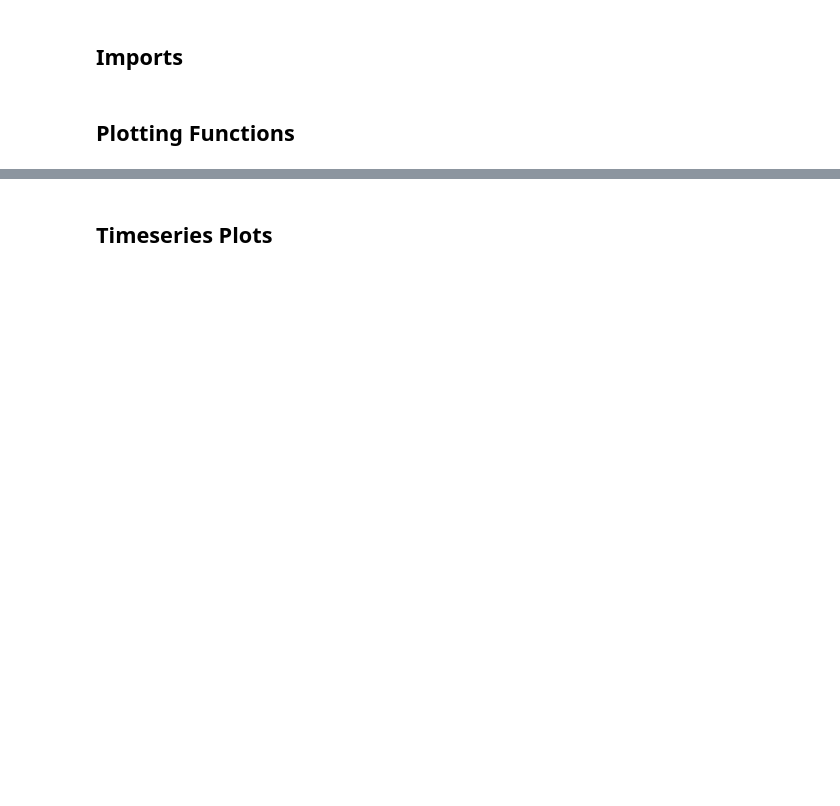
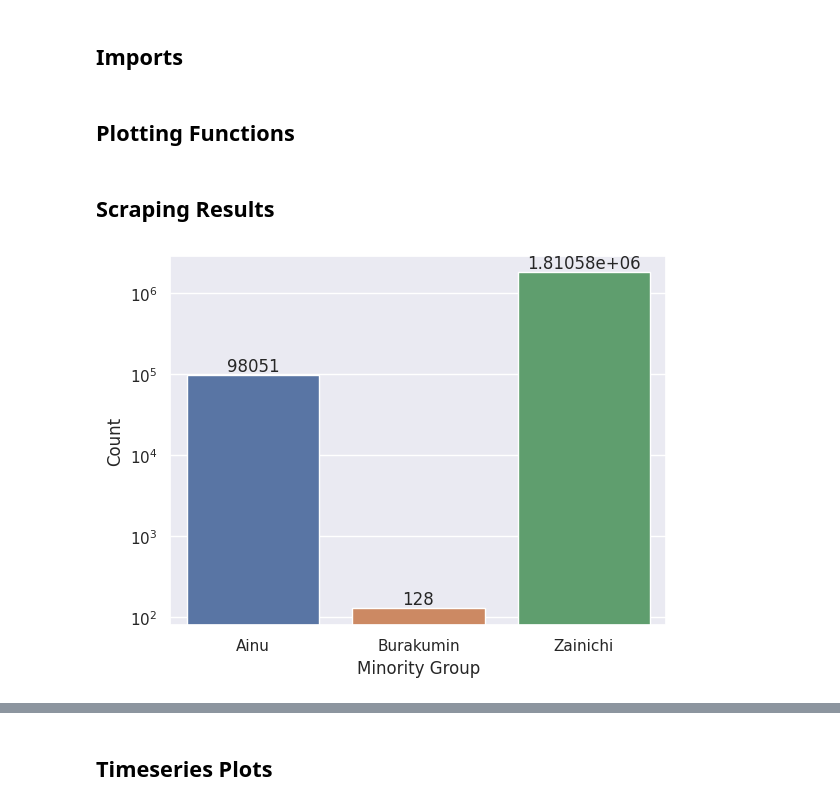
Before and after one commit to iSkytran/fljnlp, a Jupyter notebook: plot_generation.ipynb, the cells around one changed output, grey strips where cells are left out. Drawn from its saved outputs; the diff is of its cells as text; code cells hidden in the pictures; blank space fills up the shorter version.

```diff
--- a/plot_generation.ipynb
+++ b/plot_generation.ipynb
@@ -32,0 +75,11 @@ def smooth_plot(path: str, frac: float = 0.01, title: str | None = None):
+# %% [markdown]
+## Scraping Results
+# %%
+datasets = [
+    ["./data/twitter_ainu_since_2018_by_date.csv", "Ainu"],
+    ["./data/twitter_burakumin_since_2018_by_date.csv", "Burakumin"],
+    ["./data/twitter_zainichi_since_2018_by_date.csv", "Zainichi"]
+]
+scrape_plot(datasets)
+# %% [output]
+[figure, added]
```
Also changed, not shown: parts of 9 cells of this notebook, 1 other file.
